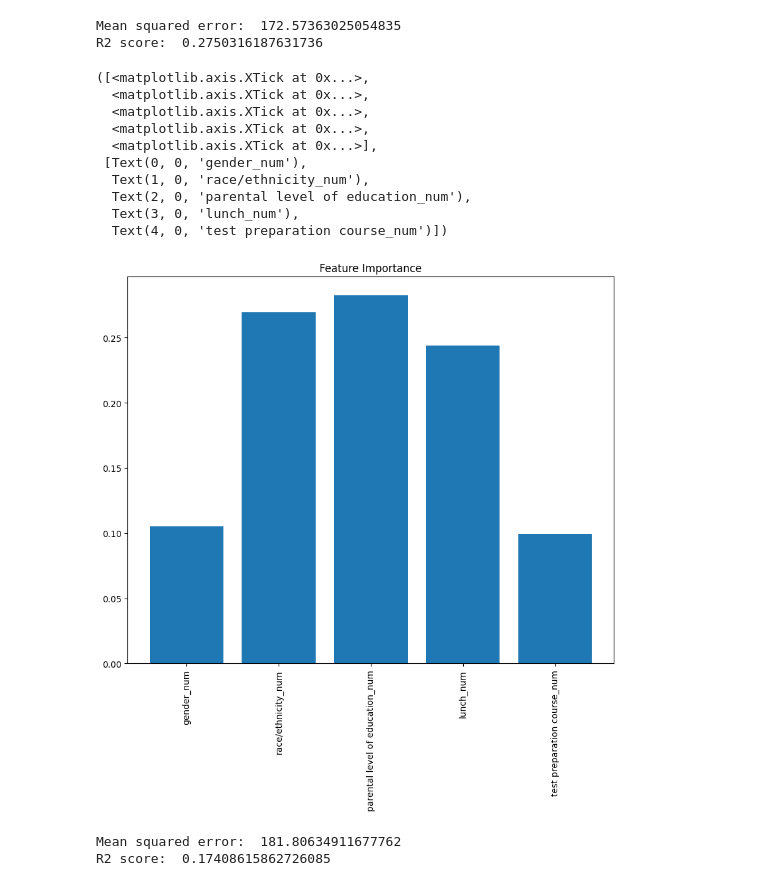
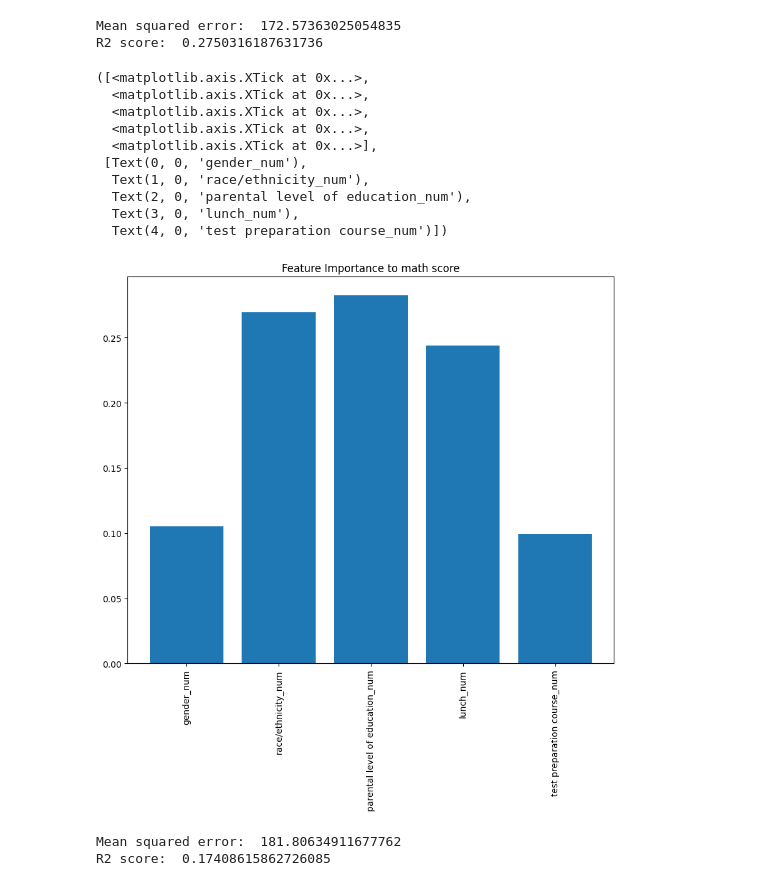
Before and after one commit to wcaubrey/learning-naive-bayes, a Jupyter notebook: notebooks/random forests/student performance in exams.ipynb, the cells around one changed output. Cells and saved outputs as stored; diff of their text form; code cells hidden in the pictures.

```diff
--- a/notebooks/random forests/student performance in exams.ipynb
+++ b/notebooks/random forests/student performance in exams.ipynb
@@ -246,24 +251,24 @@ R2 score:  0.2750316187631736
 # %%
 # plot feature importance
 columns_names = [col.name for col in X.iter_columns()]
 importances = rf_math_score.feature_importances_
 indices = [0, 1, 2, 3, 4]
 plt.figure(figsize=(10, 8))
-plt.title("Feature Importance")
+plt.title("Feature Importance to math score")
 plt.bar(range(X.shape[1]), importances[indices])
 plt.xticks(range(X.shape[1]), columns_names, rotation=90)
 # %% [output]
 ([<matplotlib.axis.XTick at 0x...>,
   <matplotlib.axis.XTick at 0x...>,
   <matplotlib.axis.XTick at 0x...>,
   <matplotlib.axis.XTick at 0x...>,
   <matplotlib.axis.XTick at 0x...>],
  [Text(0, 0, 'gender_num'),
   Text(1, 0, 'race/ethnicity_num'),
   Text(2, 0, 'parental level of education_num'),
   Text(3, 0, 'lunch_num'),
   Text(4, 0, 'test preparation course_num')])
-[figure, old version]
+[figure, new version]
 # %%
 # train model on with other class
 X = df_2.drop(["math score", "reading score", "writing score"])
```
Also changed, not shown: parts of 8 cells of this notebook.
